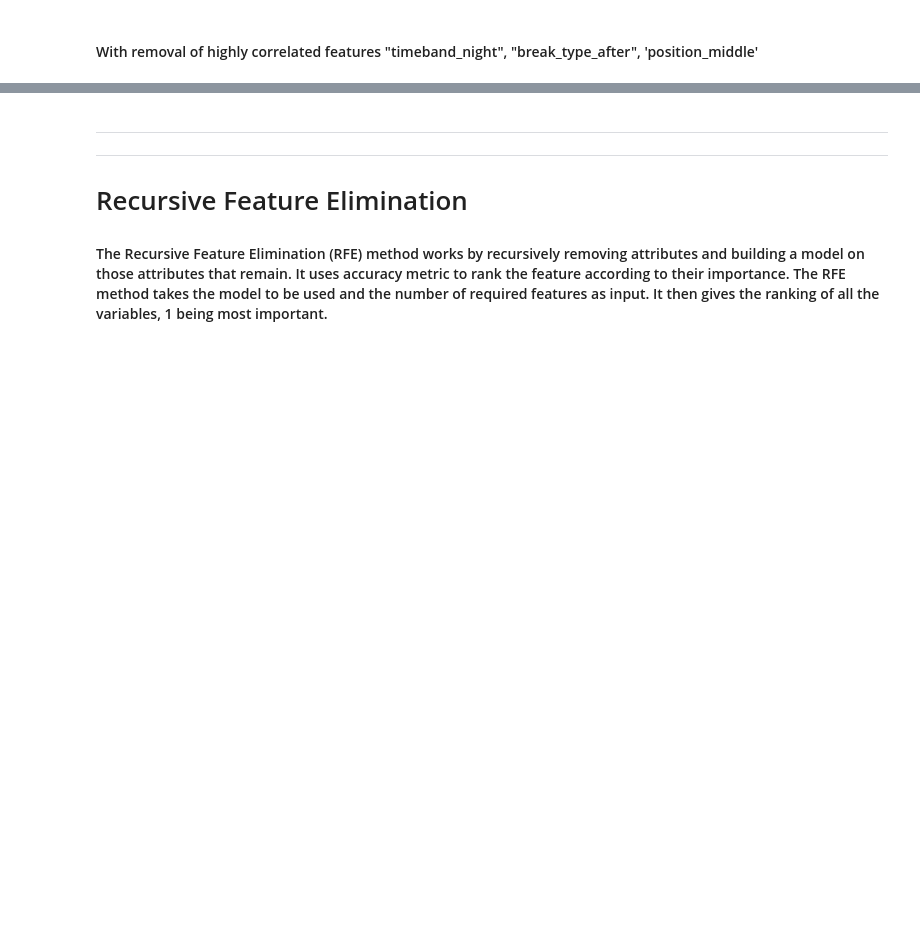
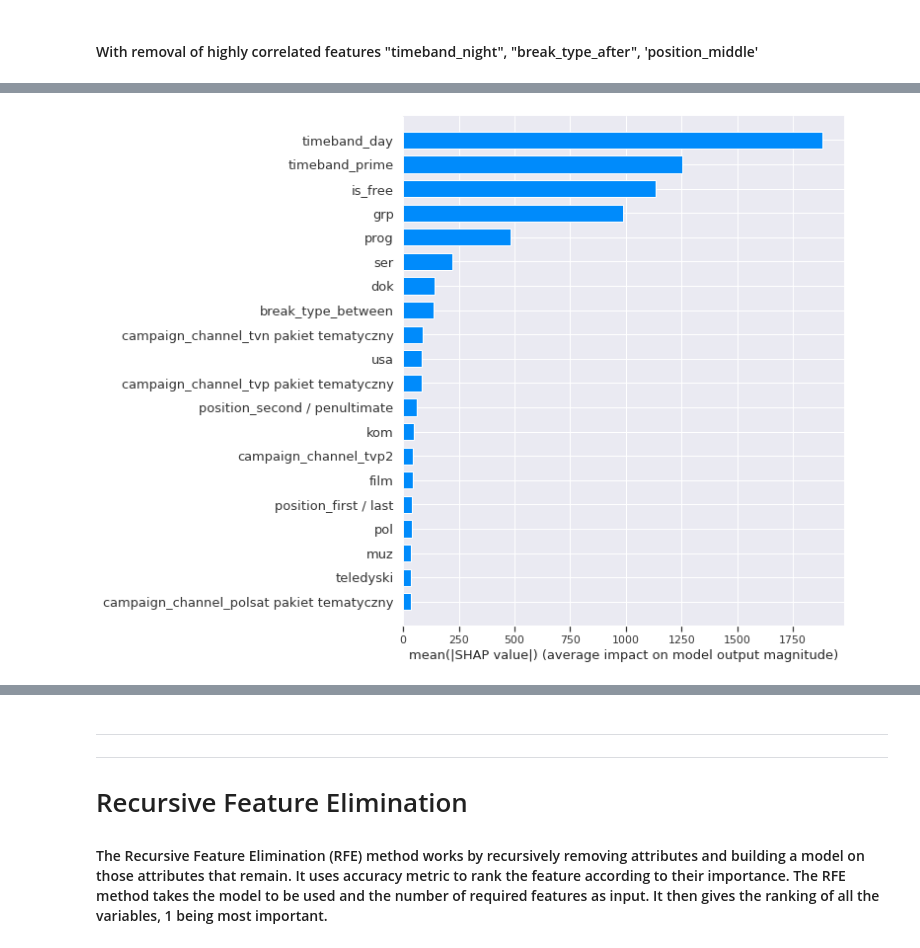
Before and after one commit to JBalcony/d_task, a Jupyter notebook: d_task_main.ipynb, the cells around one changed output, grey strips where cells are left out. Saved outputs shown, nothing was run; the diff lists cells and outputs as text; code cells hidden in the pictures; blank space fills up the shorter version.

Commit message:
shap

```diff
--- a/d_task_main.ipynb
+++ b/d_task_main.ipynb
@@ -703,0 +688,10 @@ data = vif_data
+# %%
+# Setting up shap with random forest regressor
+model = RandomForestRegressor(max_depth=6, random_state=0, n_estimators=10)
+model.fit(X_train, y_train)
+
+# Plotting chart
+shap_values = shap.TreeExplainer(model).shap_values(X_train)
+shap.summary_plot(shap_values, X_train, plot_type="bar")
+# %% [output]
+[figure, added]
```
Also changed, not shown: parts of 9 cells of this notebook.
